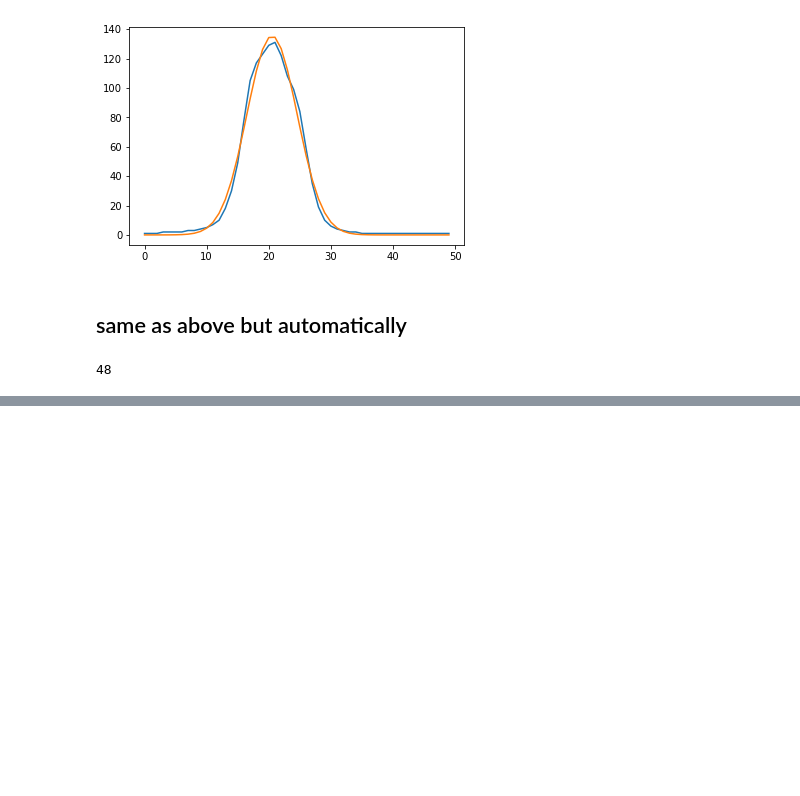
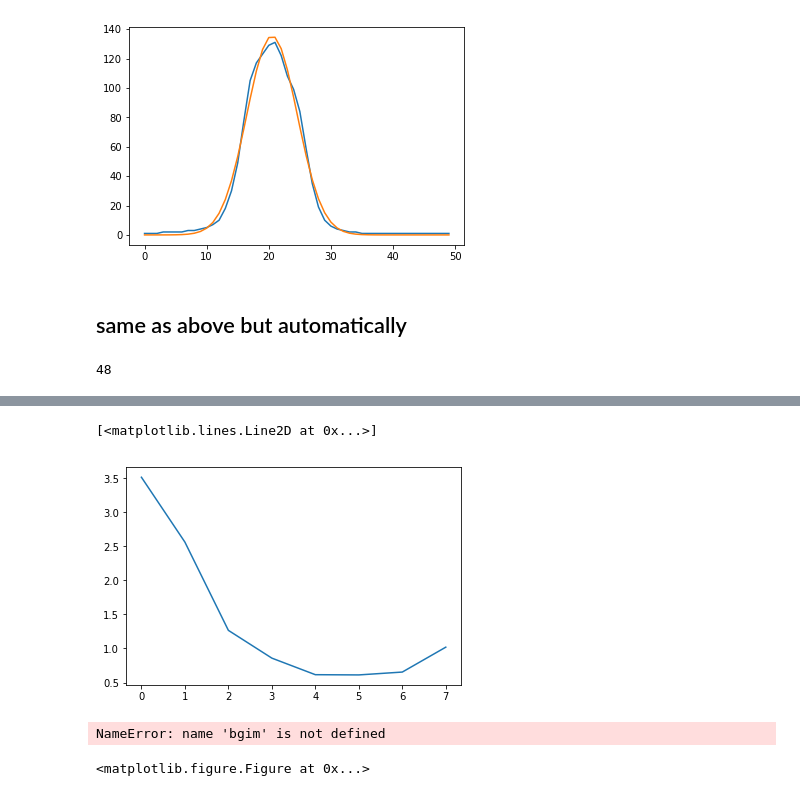
Before and after one commit to zazizizou/gradient_ansatz, a Jupyter notebook: DoF_cailb.ipynb, the cells around one changed output, grey strips where cells are left out. Drawn from its saved outputs; the diff is of its cells as text; code cells hidden in the pictures; blank space fills up the shorter version.

```diff
--- a/DoF_cailb.ipynb
+++ b/DoF_cailb.ipynb
@@ -144,0 +151,11 @@ plt.imshow(stbl48)
+# %%
+plt.plot(curves[-3])
+# %% [output]
+[<matplotlib.lines.Line2D at 0x...>]
+[figure, added]
+# %%
+plt.figure(figsize=(12,12))
+plt.imshow(bgim[-4])
+# %% [output]
+NameError: name 'bgim' is not defined
+<matplotlib.figure.Figure at 0x...>
```
Also changed, not shown: parts of 4 cells of this notebook, 2 other files.
